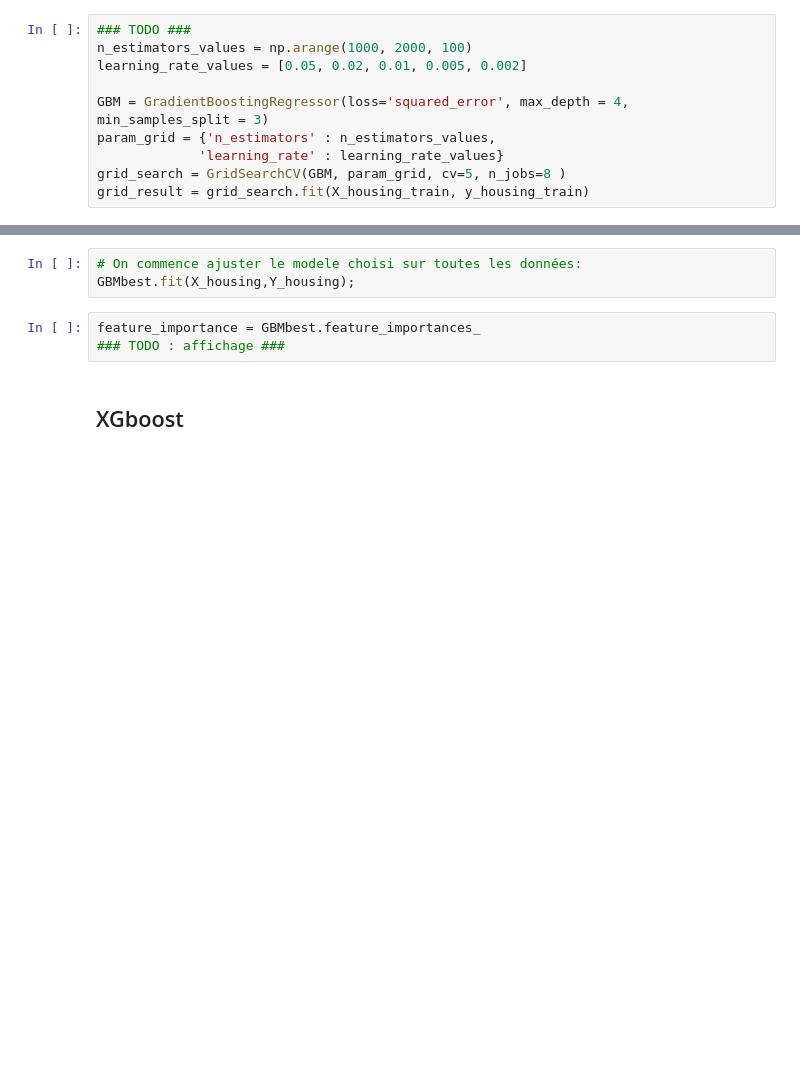
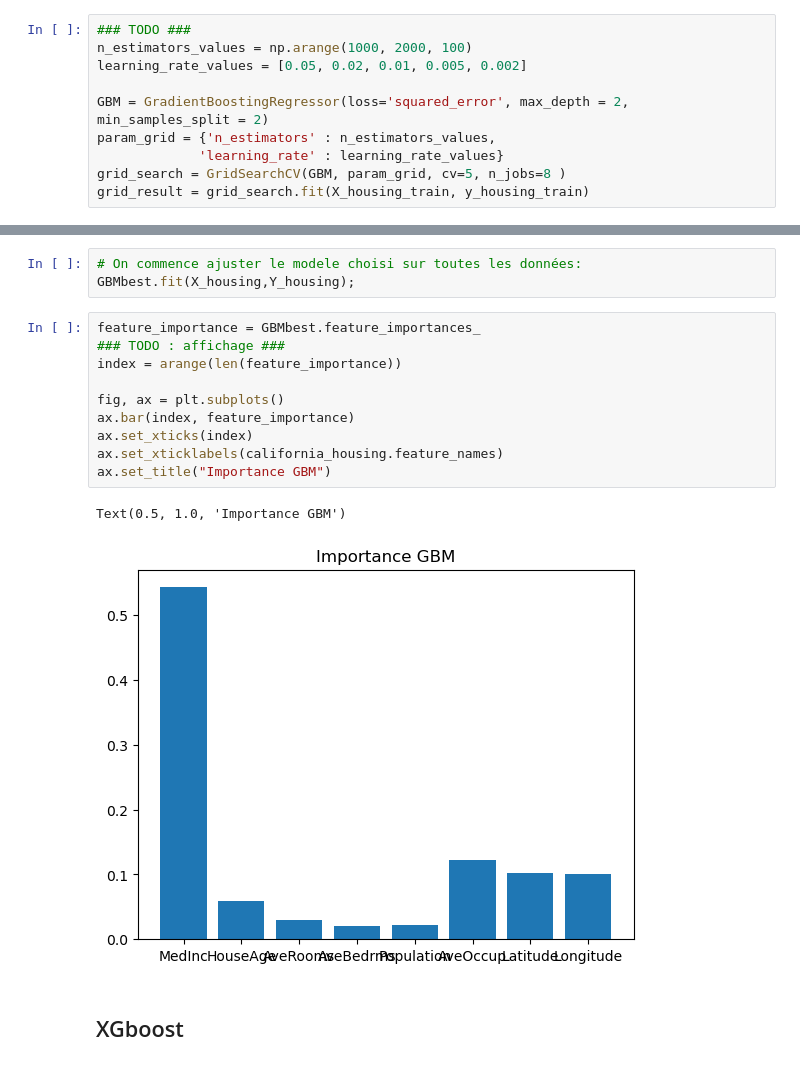
Before and after one commit to chloe-caville/APST2_Projet, a Jupyter notebook: Zihao_Works/BoostingTree_etudient.ipynb, the cells around one changed output, grey strips where cells are left out. Cells and saved outputs as stored; diff of their text form; blank space fills up the shorter version.

```diff
--- a/Zihao_Works/BoostingTree_etudient.ipynb
+++ b/Zihao_Works/BoostingTree_etudient.ipynb
@@ -236,7 +236,7 @@ for mean, stdev, param in zip(means, stds, params):
 n_estimators_values = np.arange(1000, 2000, 100)
 learning_rate_values = [0.05, 0.02, 0.01, 0.005, 0.002]
 
-GBM = GradientBoostingRegressor(loss='squared_error', max_depth = 4, min_samples_split = 3)
+GBM = GradientBoostingRegressor(loss='squared_error', max_depth = 2, min_samples_split = 2)
 param_grid = {'n_estimators' : n_estimators_values,
              'learning_rate' : learning_rate_values}
 grid_search = GridSearchCV(GBM, param_grid, cv=5, n_jobs=8 )
@@ -260,9 +260,19 @@ GBMbest = grid_result.best_estimator_
 # %%
 # On commence ajuster le modele choisi sur toutes les données:
 GBMbest.fit(X_housing,Y_housing);
-# %%
-feature_importance = GBMbest.feature_importances_
-### TODO : affichage ###
+# %%
+feature_importance = GBMbest.feature_importances_
+### TODO : affichage ###
+index = arange(len(feature_importance))
+
+fig, ax = plt.subplots()
+ax.bar(index, feature_importance)
+ax.set_xticks(index)
+ax.set_xticklabels(california_housing.feature_names)
+ax.set_title("Importance GBM")
+# %% [output]
+Text(0.5, 1.0, 'Importance GBM')
+[figure, added]
 # %% [markdown]
 ##  XGboost
 # %% [markdown]
```
